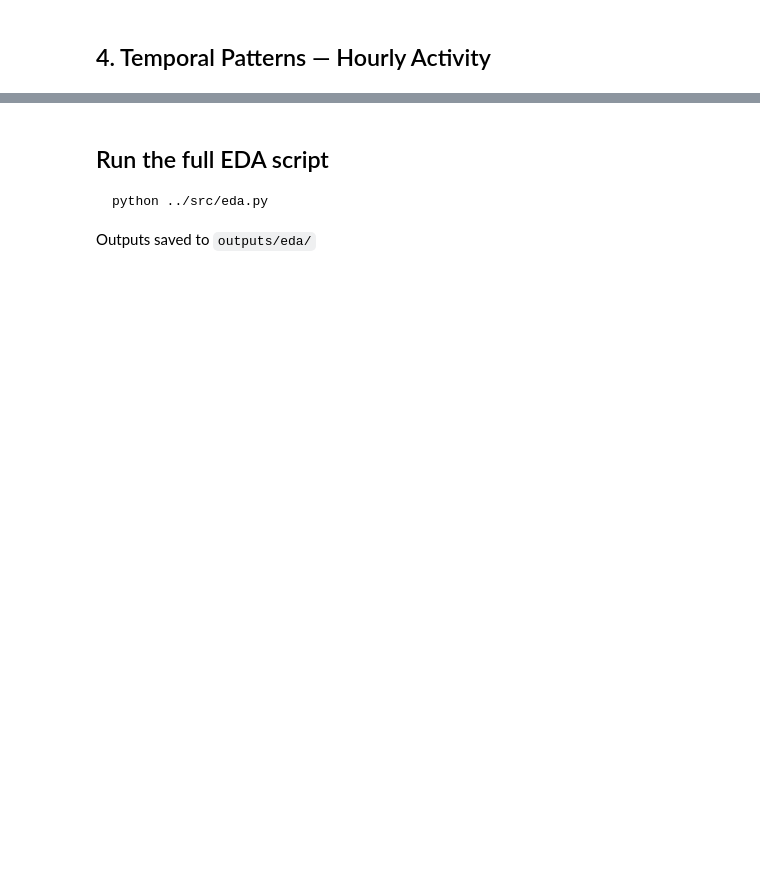
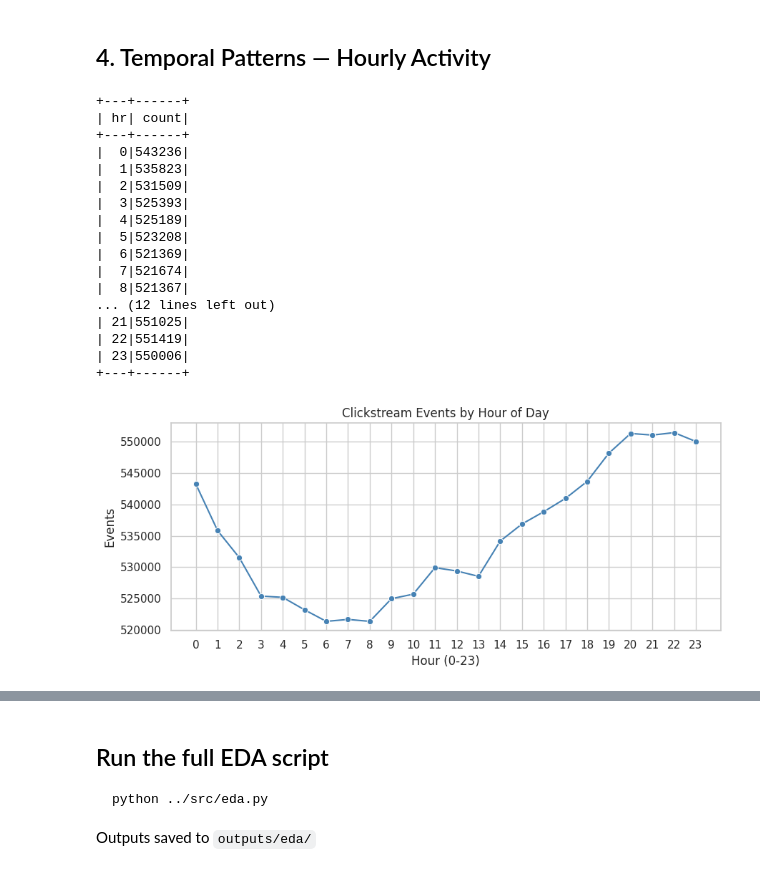
Before and after one commit to het7-5/Cloud_Comp_Project_Group_6, a Jupyter notebook: notebooks/eda.ipynb, the cells around one changed output, grey strips where cells are left out. Cells and saved outputs as stored; diff of their text form; code cells hidden in the pictures; blank space fills up the shorter version.

```diff
--- a/notebooks/eda.ipynb
+++ b/notebooks/eda.ipynb
@@ -40,7 +184,36 @@ rev_cat.orderBy('total_revenue', ascending=False).show(15)
 # %% [markdown]
 ## 4. Temporal Patterns — Hourly Activity
 # %%
-from pyspark.sql.functions import hour
-hourly = clicks.withColumn('hr', hour('event_time')).groupBy('hr').count().orderBy('hr')
-hourly.show()
-# Finding: 10am-8pm peak window
+hourly = clicks.withColumn('hr', hour('event_time')) \
+               .groupBy('hr').count().orderBy('hr')
+hourly.show(24)
+
+hr_pd = hourly.toPandas()
+plt.figure(figsize=(9, 4))
+sns.lineplot(data=hr_pd, x='hr', y='count', marker='o', color='steelblue')
+plt.title('Clickstream Events by Hour of Day')
+plt.xlabel('Hour (0-23)')
+plt.ylabel('Events')
+plt.xticks(range(0, 24))
+plt.tight_layout()
+plt.show()
+# Finding: 10am-8pm is the peak window for streaming alerts
+# %% [output]
++---+------+
+| hr| count|
++---+------+
+|  0|543236|
+|  1|535823|
+|  2|531509|
+|  3|525393|
+|  4|525189|
+|  5|523208|
+|  6|521369|
+|  7|521674|
+|  8|521367|
+... (12 lines left out)
+| 21|551025|
+| 22|551419|
+| 23|550006|
++---+------+
+[figure, added]
```
Also changed, not shown: parts of 8 cells of this notebook, 47 other files.
